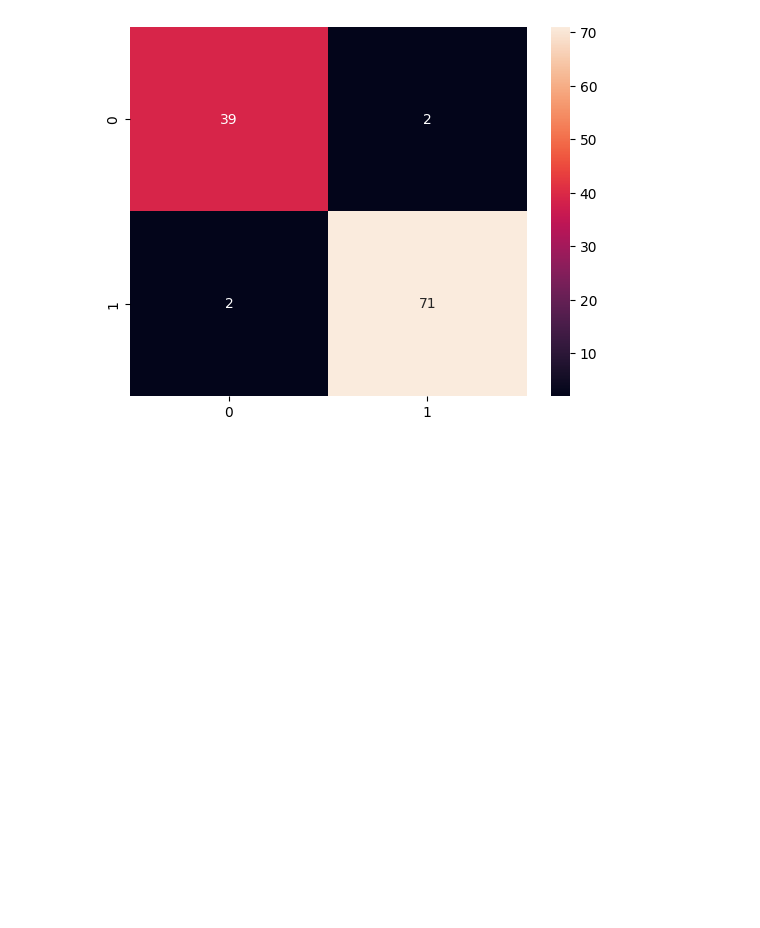
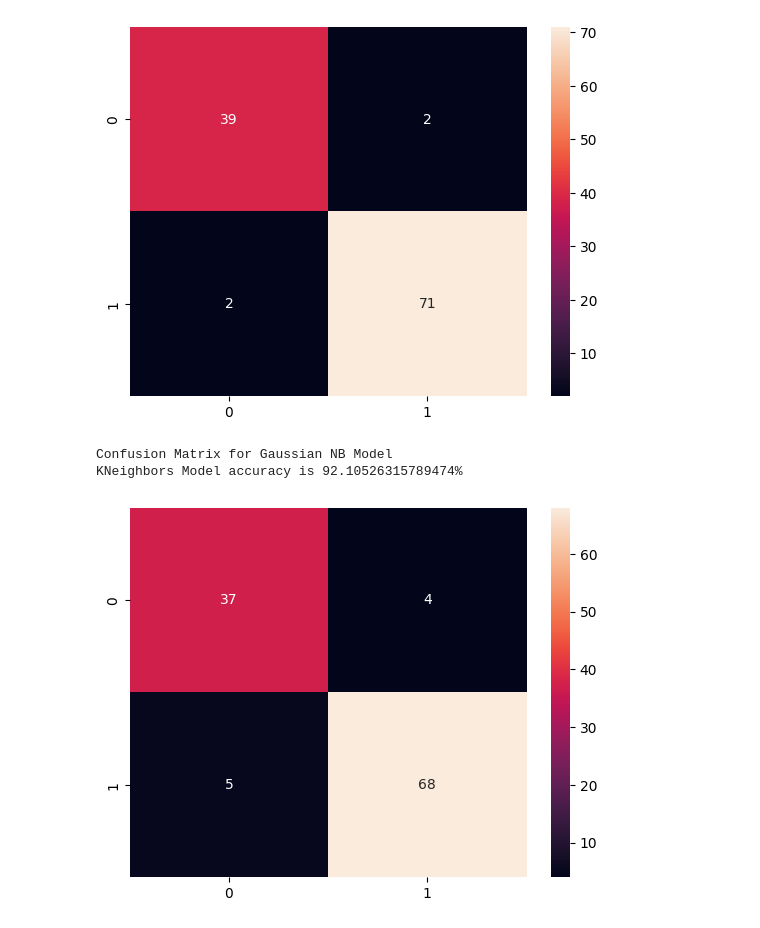
Before and after one commit to adamerikoff/learningDeepMachine, a Jupyter notebook: cancer_classification_comparison.ipynb, the cells around one changed output. Saved outputs shown, nothing was run; the diff lists cells and outputs as text; code cells hidden in the pictures; blank space fills up the shorter version.

```diff
--- a/cancer_classification_comparison.ipynb
+++ b/cancer_classification_comparison.ipynb
@@ -106,3 +106,20 @@ print("KNeighbors Model accuracy is {}%".format(((cm_SVC_RBF[0][0] + cm_SVC_RBF[
 Confusion Matrix for SVC Kernelized Model
 KNeighbors Model accuracy is 96.49122807017544%
 [figure]
+# %%
+from sklearn.naive_bayes import GaussianNB
+GaussianNBModel = GaussianNB()
+
+GaussianNBModel.fit(X_train, y_train)
+
+y_pred_Gauss = GaussianNBModel.predict(X_test)
+
+from sklearn.metrics import confusion_matrix
+cm_Gauss = confusion_matrix(y_test, y_pred_Gauss)
+print('Confusion Matrix for Gaussian NB Model')
+sns.heatmap(cm_Gauss,annot=True)
+print("Gaussian NB Model accuracy is {}%".format(((cm_Gauss[0][0] + cm_Gauss[1][1])/cm_Gauss.sum())*100))
+# %% [output]
+Confusion Matrix for Gaussian NB Model
+KNeighbors Model accuracy is 92.10526315789474%
+[figure, added]
```
Also changed, not shown: parts of 6 cells of this notebook.
